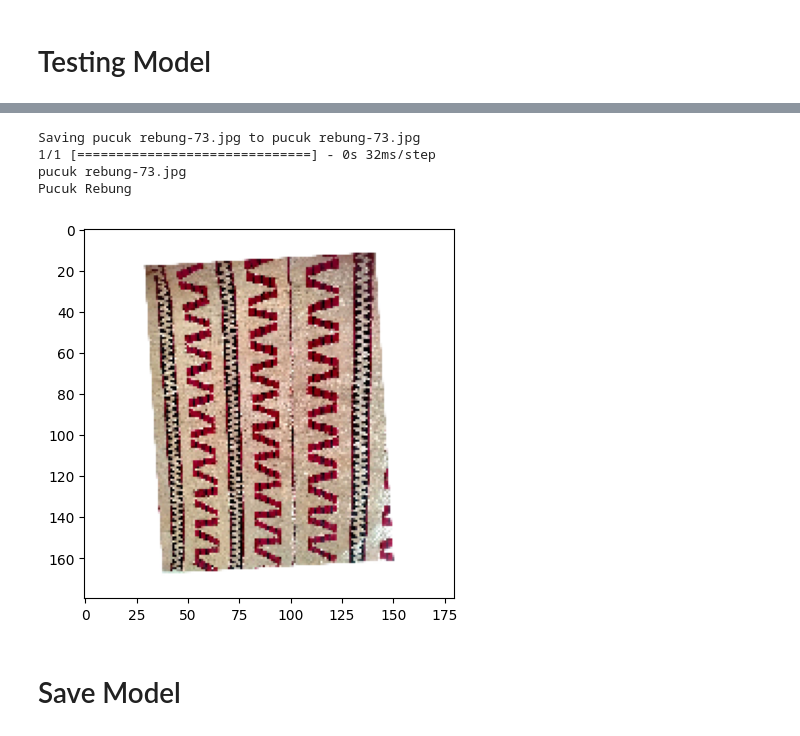
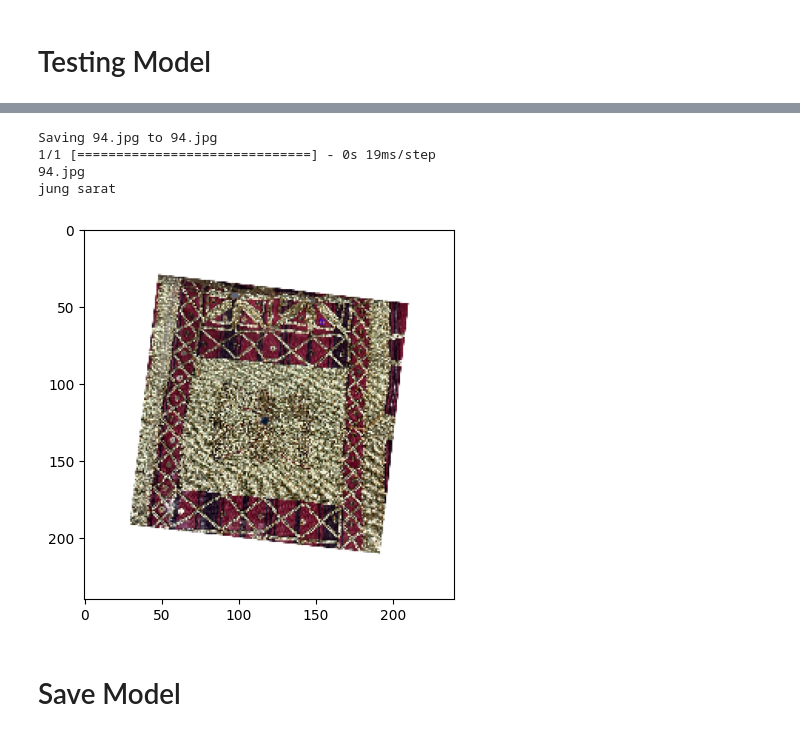
Before and after one commit to Raihan2503/capstone-ml, a Jupyter notebook: model/Capstone_Deployment_TEAM_Dekat.ipynb, the cells around one changed output, grey strips where cells are left out. Saved outputs shown, nothing was run; the diff lists cells and outputs as text; code cells hidden in the pictures.

Commit message:
Add: model tensorflow lite dan h5 file

```diff
--- a/model/Capstone_Deployment_TEAM_Dekat.ipynb
+++ b/model/Capstone_Deployment_TEAM_Dekat.ipynb
@@ -53,29 +63,26 @@ Found 287 images belonging to 3 classes.
 # %%
 def model():
   model = keras.models.Sequential([
-      keras.layers.Conv2D(16, (3,3), activation='relu', input_shape=(180, 180, 3)),
+      keras.layers.Conv2D(16, (3,3), activation='relu', input_shape=(240, 240, 3)),
       keras.layers.MaxPooling2D(2,2),
       keras.layers.Conv2D(32, (3,3), activation='relu'),
       keras.layers.MaxPooling2D(2,2),
       keras.layers.Conv2D(64, (3,3), activation='relu'),
       keras.layers.MaxPooling2D(2,2),
-      keras.layers.Conv2D(128, (3,3), activation='relu'),
-      keras.layers.MaxPooling2D(2,2),
-      keras.layers.Dropout(0.2),
       keras.layers.Flatten(),
-      keras.layers.Dense(1024, activation='relu'),
-      keras.layers.Dropout(0.2),
-      keras.layers.Dense(3, activation='softmax')
+      keras.layers.Dense(128, activation='relu'),
+      # keras.layers.Dropout(0.2),
+      keras.layers.Dense(7, activation='softmax')
   ])
 
   model.summary()
-  callbacks=myCallback()
-  model.compile(optimizer=tf.keras.optimizers.Adam(learning_rate=0.001), loss='categorical_crossentropy', metrics=['accuracy'])
+  model.compile(optimizer=tf.keras.optimizers.Adam(learning_rate=0.0001), loss='sparse_categorical_crossentropy', metrics=['accuracy'])
   model.fit(
       train_generator,
-      epochs=25,
+      steps_per_epoch=10,
+      epochs=50,
       validation_data=validation_generator,
-      callbacks=[callbacks],
+      validation_steps=10,
       verbose=1
   )
 
@@ -105,39 +112,47 @@ Training Stopped!
 # %%
 import numpy as np
 from google.colab import files
 from keras.preprocessing import image
 import matplotlib.pyplot as plt
 import matplotlib.image as mpimg
 %matplotlib inline
 
 uploaded = files.upload()
 
 for fn in uploaded.keys():
 
   # predicting images
   path = fn
-  img = image.load_img(path, target_size=(180,180))
+  img = image.load_img(path, target_size=(240,240))
   imgplot = plt.imshow(img)
   x = image.img_to_array(img)
   x = np.expand_dims(x, axis=0)
 
   images = np.vstack([x])
   classes = history.predict(images, batch_size=10)
 
   print(fn)
   if (classes[0][0] == 1) :
-    print("Lasem")
+    print("antik")
   elif (classes[0][1] == 1) :
-    print("Lima Sekebar")
+    print("jung sarat")
   elif (classes[0][2] == 1) :
-    print("Pucuk Rebung")
+    print("lasem")
+  elif (classes[0][3] == 1) :
+    print("Lauk handak")
+  elif (classes[0][4] == 1) :
+    print("lima sekebar")
+  elif (classes[0][5] == 1) :
+    print("mata kibau")
+  elif (classes[0][6] == 1) :
+    print("pucuk rebung")
 # %% [output]
 [interactive output not drawn]
-Saving pucuk rebung-73.jpg to pucuk rebung-73.jpg
-1/1 [==============================] - 0s 32ms/step
-pucuk rebung-73.jpg
-Pucuk Rebung
+Saving 94.jpg to 94.jpg
+1/1 [==============================] - 0s 19ms/step
+94.jpg
+jung sarat
-[figure, old version]
+[figure, new version]
 # %% [markdown]
 # Save Model
 # %%
```
Also changed, not shown: parts of 6 cells of this notebook.
